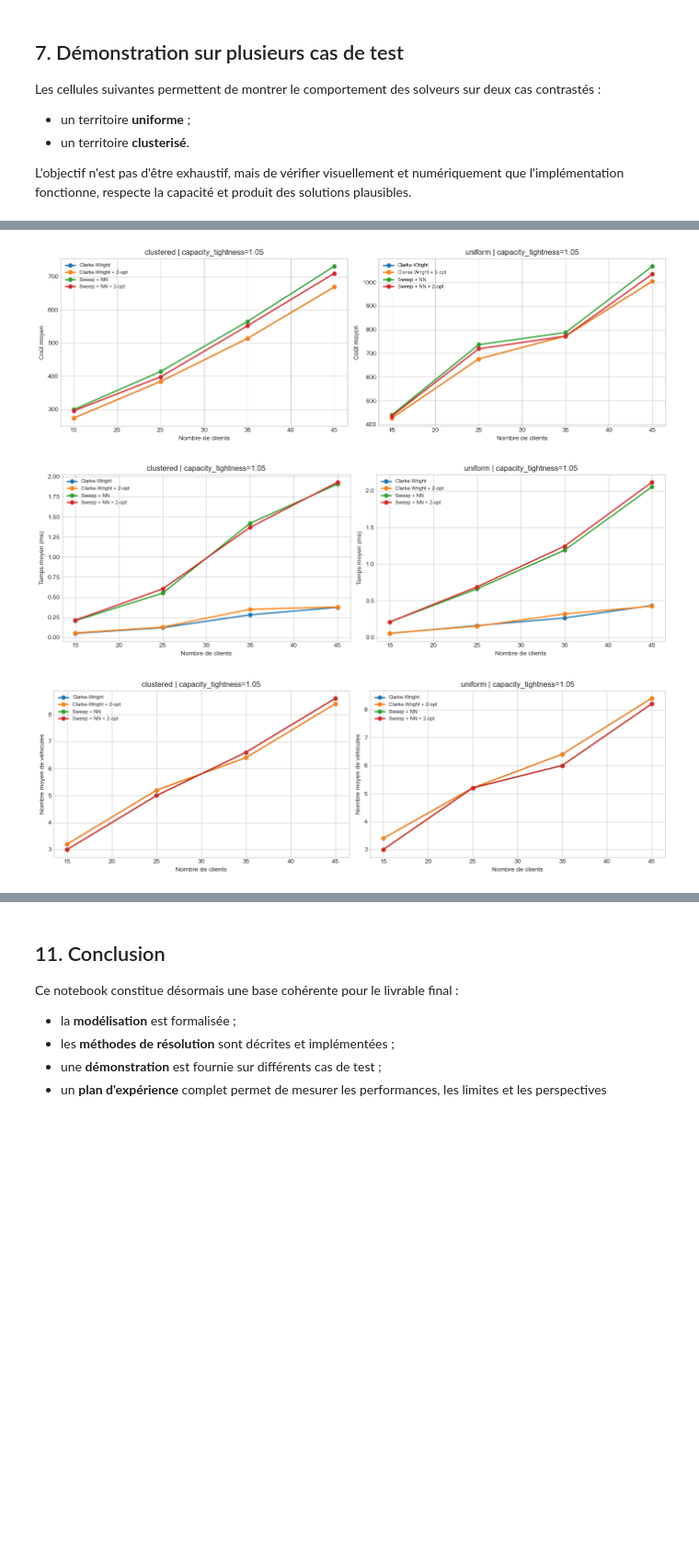
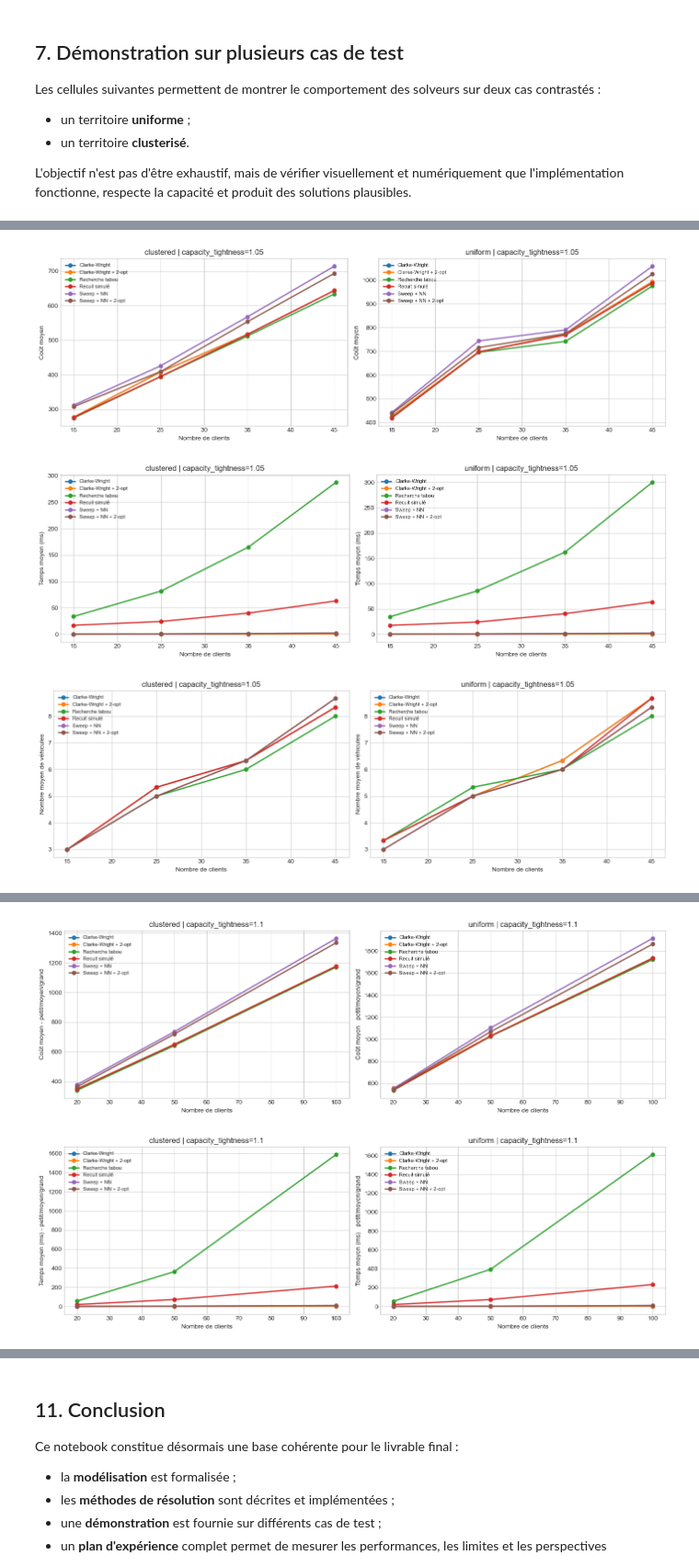
Before and after one commit to Meliorin/Grp1_RO, a Jupyter notebook: Livrable_Modelisation.ipynb, the cells around one changed output, grey strips where cells are left out. Shown at 92% size. Drawn from its saved outputs; the diff is of its cells as text; code cells hidden in the pictures; blank space fills up the shorter version.

```diff
--- a/Livrable_Modelisation.ipynb
+++ b/Livrable_Modelisation.ipynb
@@ -675,6 +979,7 @@ for config in demo_configs:
             'vehicles': result['vehicles'],
             'runtime_ms': result['runtime_ms'],
             'gap_to_best_pct': result['gap_to_best_pct'],
+            'improvement_vs_sweep_pct': result['improvement_vs_sweep_pct'],
             'valid': result['valid'],
         }
         for result in results
@@ -688,6 +993,7 @@ for config in demo_configs:
             ('vehicles', 'Véhicules'),
             ('runtime_ms', 'Temps (ms)'),
             ('gap_to_best_pct', 'Écart %'),
+            ('improvement_vs_sweep_pct', 'Gain vs Sweep %'),
             ('valid', 'Valide'),
         ],
     )
@@ -695,12 +1001,13 @@ for config in demo_configs:
     best_result = min((result for result in results if result['valid']), key=lambda result: result['cost'])
     sweep_result = next(result for result in results if result['solver'] == 'Sweep + NN')
 
-    fig, axes = plt.subplots(1, 3, figsize=(16, 5))
-    plot_instance(instance, ax=axes[0], title='Instance')
-    plot_solution(instance, sweep_result['routes'], ax=axes[1], title='Sweep + NN')
-    plot_solution(instance, best_result['routes'], ax=axes[2], title=f"Meilleure solution : {best_result['solver']}")
-    plt.tight_layout()
-    plt.show()
+    if HAS_MATPLOTLIB:
+        fig, axes = plt.subplots(1, 3, figsize=(16, 5))
+        plot_instance(instance, ax=axes[0], title='Instance')
+        plot_solution(instance, sweep_result['routes'], ax=axes[1], title='Sweep + NN')
+        plot_solution(instance, best_result['routes'], ax=axes[2], title=f"Meilleure solution : {best_result['solver']}")
+        plt.tight_layout()
+        plt.show()
 # %% [output]
 ==========================================================================================
 Cas A - territoire uniforme
@@ -882,7 +1258,7 @@ records = run_experiment(
     client_sizes=(15, 25, 35, 45),
     distributions=('uniform', 'clustered'),
     capacity_tightness_values=(1.05, 1.25),
-    repetitions=5,
+    repetitions=3,
     base_seed=2026,
 )
 
@@ -899,6 +1275,7 @@ print_table(
         ('vehicles_mean', 'Véh. moyens'),
         ('runtime_ms_mean', 'Temps moyen (ms)'),
         ('gap_to_best_pct_mean', 'Écart moyen %'),
+        ('improvement_vs_sweep_pct_mean', 'Gain moyen vs Sweep %'),
     ],
 )
 
@@ -918,6 +1295,7 @@ print_table(
         ('vehicles_mean', 'Véh. moyens'),
         ('runtime_ms_mean', 'Temps moyen (ms)'),
         ('gap_to_best_pct_mean', 'Écart moyen %'),
+        ('improvement_vs_sweep_pct_mean', 'Gain moyen vs Sweep %'),
     ],
 )
 
@@ -927,4 +1305,53 @@ plot_metric_curves(records, metric='vehicles', ylabel='Nombre moyen de véhicule
 
 print('\nSynthèse textuelle réutilisable dans le rapport')
 build_report_conclusion(records)
+
+print('\n' + '=' * 100)
+print('Campagne dédiée petit / moyen / grand')
+scale_records = run_experiment(
+    client_sizes=(20, 50, 100),
+    distributions=('uniform', 'clustered'),
+    capacity_tightness_values=(1.10,),
+    repetitions=3,
+    base_seed=4040,
+)
+
+scale_summary = summarize_records(scale_records, ['size_class', 'solver'])
+print_table(
+    scale_summary,
+    columns=[
+        ('size_class', 'Taille'),
+        ('solver', 'Solveur'),
+        ('cost_mean', 'Coût moyen'),
+        ('runtime_ms_mean', 'Temps moyen (ms)'),
+        ('gap_to_best_pct_mean', 'Écart moyen %'),
+        ('improvement_vs_sweep_pct_mean', 'Gain moyen vs Sweep %'),
+    ],
+)
+
+print('\nMeilleur solveur par taille pour le coût moyen')
+print_table(
+    group_winners(scale_summary, 'size_class', 'cost_mean', minimize=True),
+    columns=[
+        ('size_class', 'Taille'),
+        ('solver', 'Solveur'),
+        ('cost_mean', 'Coût moyen'),
+    ],
+)
+
+print('\nSolveur le plus rapide par taille')
+print_table(
+    group_winners(scale_summary, 'size_class', 'runtime_ms_mean', minimize=True),
+    columns=[
+        ('size_class', 'Taille'),
+        ('solver', 'Solveur'),
+        ('runtime_ms_mean', 'Temps moyen (ms)'),
+    ],
+)
+
+print('\nLecture synthétique du passage à l\'échelle')
+describe_scale_results(scale_records)
+
+plot_metric_curves(scale_records, metric='cost', ylabel='Coût moyen - petit/moyen/grand', tightness=1.10)
+plot_metric_curves(scale_records, metric='runtime_ms', ylabel='Temps moyen (ms) - petit/moyen/grand', tightness=1.10)
 # %% [output]
@@ -948,4 +1375,4 @@ Clients | Solveur               | Coût moyen | Véh. moyens | Temps moyen (ms)
-[figure, old version]
+[figure, new version]
-[figure, old version]
+[figure, new version]
-[figure, old version]
+[figure, new version]
 Synthèse textuelle réutilisable dans le rapport
@@ -953,3 +1395,5 @@ Sur le plan d'expérience exécuté (320 exécutions de solveurs), la meilleure
+[figure, added]
+[figure, added]
 # %% [markdown]
 ## 9. Lecture attendue des résultats
 
```
Also changed, not shown: parts of 9 cells of this notebook.
